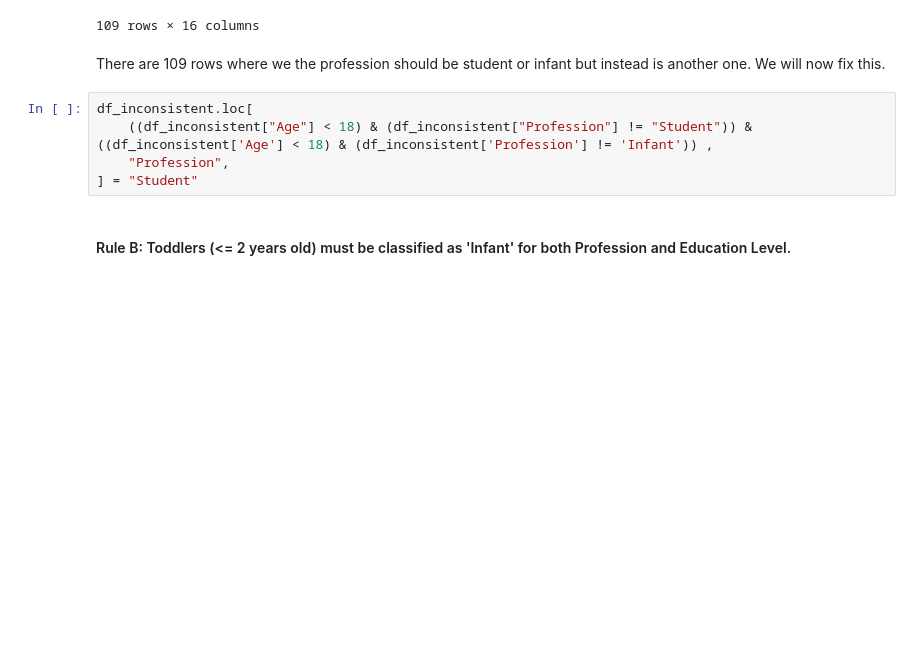
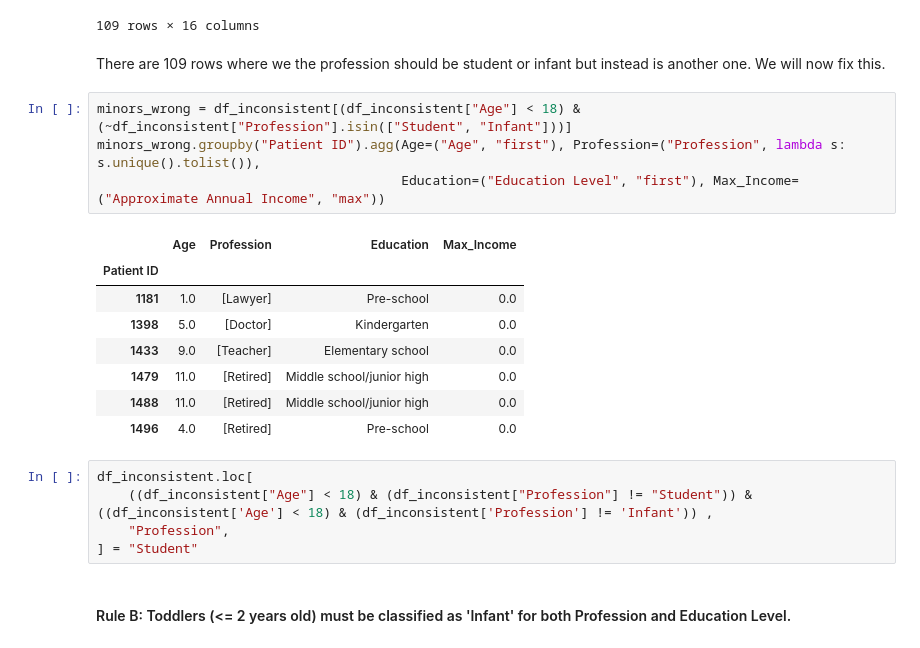
Before and after one commit to martim-dot/Preproc_2627, a Jupyter notebook: Notebook_Group16.ipynb, the cells around one changed output. Cells and saved outputs as stored; diff of their text form; blank space fills up the shorter version.

```diff
--- a/Notebook_Group16.ipynb
+++ b/Notebook_Group16.ipynb
@@ -613,6 +663,19 @@ df_inconsistent.loc[((df_inconsistent["Age"] < 18) & (df_inconsistent["Professio
 # %% [markdown]
 There are 109 rows where we the profession should be student or infant but instead is another one.
 We will now fix this.
+# %%
+minors_wrong = df_inconsistent[(df_inconsistent["Age"] < 18) & (~df_inconsistent["Profession"].isin(["Student", "Infant"]))]
+minors_wrong.groupby("Patient ID").agg(Age=("Age", "first"), Profession=("Profession", lambda s: s.unique().tolist()),
+                                       Education=("Education Level", "first"), Max_Income=("Approximate Annual Income", "max"))
+# %% [output]
+|  | Age | Profession | Education | Max_Income |
+| Patient ID |  |  |  |  |
+| 1181 | 1.0 | [Lawyer] | Pre-school | 0.0 |
+| 1398 | 5.0 | [Doctor] | Kindergarten | 0.0 |
+| 1433 | 9.0 | [Teacher] | Elementary school | 0.0 |
+| 1479 | 11.0 | [Retired] | Middle school/junior high | 0.0 |
+| 1488 | 11.0 | [Retired] | Middle school/junior high | 0.0 |
+| 1496 | 4.0 | [Retired] | Pre-school | 0.0 |
 # %%
 df_inconsistent.loc[
     ((df_inconsistent["Age"] < 18) & (df_inconsistent["Profession"] != "Student")) & ((df_inconsistent['Age'] < 18) & (df_inconsistent['Profession'] != 'Infant')) ,
```
Also changed, not shown: parts of 36 cells of this notebook.
